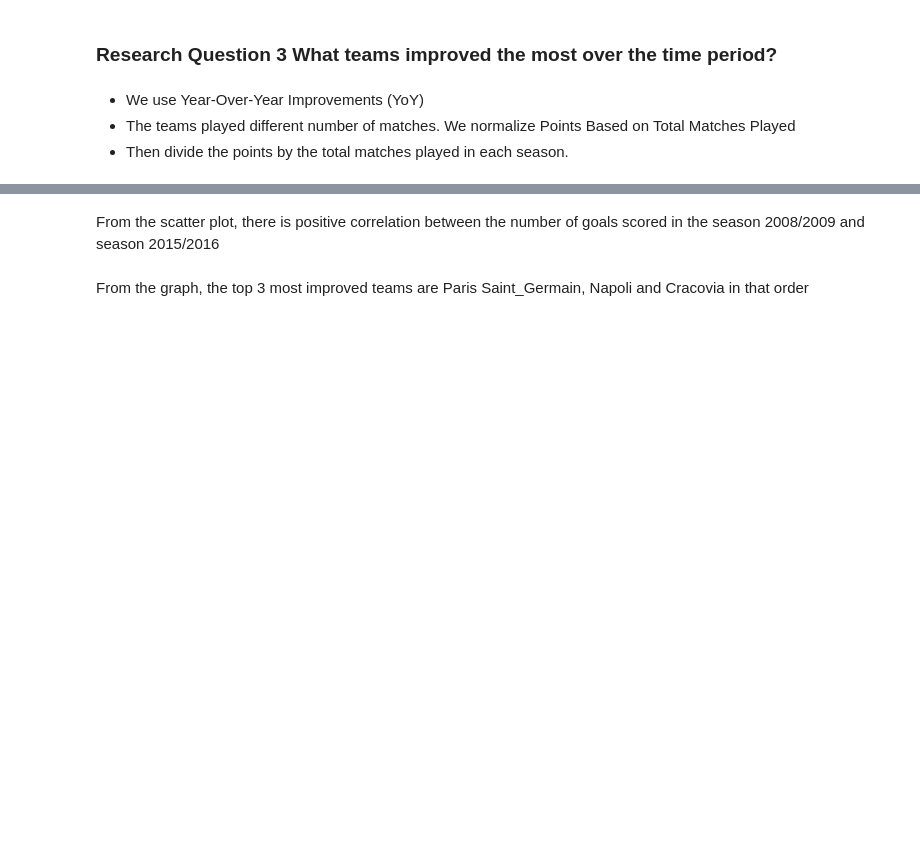
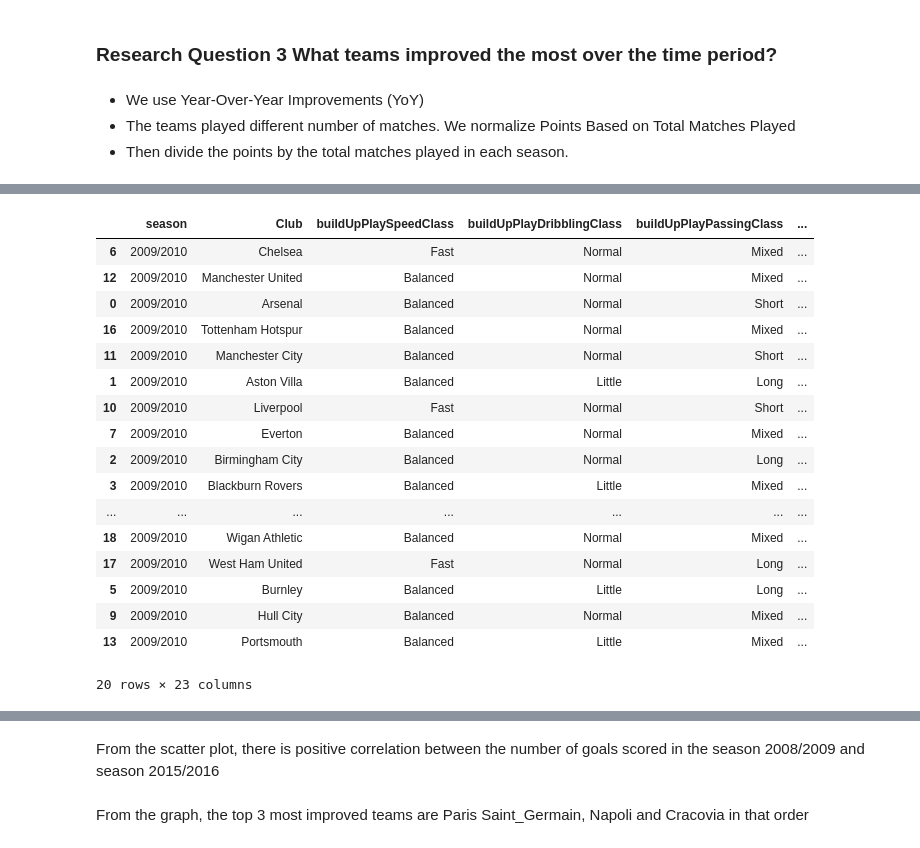
Before and after one commit to Daviedavie100/Investigating_dataset_project, a Jupyter notebook: Investigate_a_Dataset.ipynb, the cells around one changed output, grey strips where cells are left out. Drawn from its saved outputs; the diff is of its cells as text; code cells hidden in the pictures; blank space fills up the shorter version.

```diff
--- a/Investigate_a_Dataset.ipynb
+++ b/Investigate_a_Dataset.ipynb
@@ -781,0 +1843,49 @@ melted_match.info
+# %%
+melted_class = (
+    melted_match
+    .query('season == "2009/2010" and league_name == "England Premier League"')  # Filter for the specified season and league
+    .groupby(['season', 'Team']+class_list, as_index=False) #'league_name',
+    .agg({
+        'match_api_id': 'count',  # Total matches played
+        'pts': [
+            lambda x: (x == 3).sum(),  # Wins
+            lambda x: (x == 1).sum(),  # Draws
+            lambda x: (x == 0).sum(),  # Losses
+            'sum'  # Total points
+        ],
+        'GF': 'sum',
+        'GA': 'sum',
+        'GD': 'sum',
+        'goals': 'mean',  # Average goals
+    })
+)
+
+# Flatten the column names
+melted_class.columns = [
+    'season', 'Club']+class_list+['MP',
+    'W', 'D', 'L', 'Pts', 'GF', 'GA', 'GD', 'avg_goals'
+]
+
+# Sort the result by total_pts
+melted_class = melted_class.sort_values(by=['season', 'Pts'], ascending=[True, False])
+
+melted_class
+# %% [output]
+|  | season | Club | buildUpPlaySpeedClass | buildUpPlayDribblingClass | buildUpPlayPassingClass | ... |
+| 6 | 2009/2010 | Chelsea | Fast | Normal | Mixed | ... |
+| 12 | 2009/2010 | Manchester United | Balanced | Normal | Mixed | ... |
+| 0 | 2009/2010 | Arsenal | Balanced | Normal | Short | ... |
+| 16 | 2009/2010 | Tottenham Hotspur | Balanced | Normal | Mixed | ... |
+| 11 | 2009/2010 | Manchester City | Balanced | Normal | Short | ... |
+| 1 | 2009/2010 | Aston Villa | Balanced | Little | Long | ... |
+| 10 | 2009/2010 | Liverpool | Fast | Normal | Short | ... |
+| 7 | 2009/2010 | Everton | Balanced | Normal | Mixed | ... |
+| 2 | 2009/2010 | Birmingham City | Balanced | Normal | Long | ... |
+| 3 | 2009/2010 | Blackburn Rovers | Balanced | Little | Mixed | ... |
+| ... | ... | ... | ... | ... | ... | ... |
+| 18 | 2009/2010 | Wigan Athletic | Balanced | Normal | Mixed | ... |
+| 17 | 2009/2010 | West Ham United | Fast | Normal | Long | ... |
+| 5 | 2009/2010 | Burnley | Balanced | Little | Long | ... |
+| 9 | 2009/2010 | Hull City | Balanced | Normal | Mixed | ... |
+| 13 | 2009/2010 | Portsmouth | Balanced | Little | Mixed | ... |
+20 rows × 23 columns
```
Also changed, not shown: parts of 93 cells of this notebook.
